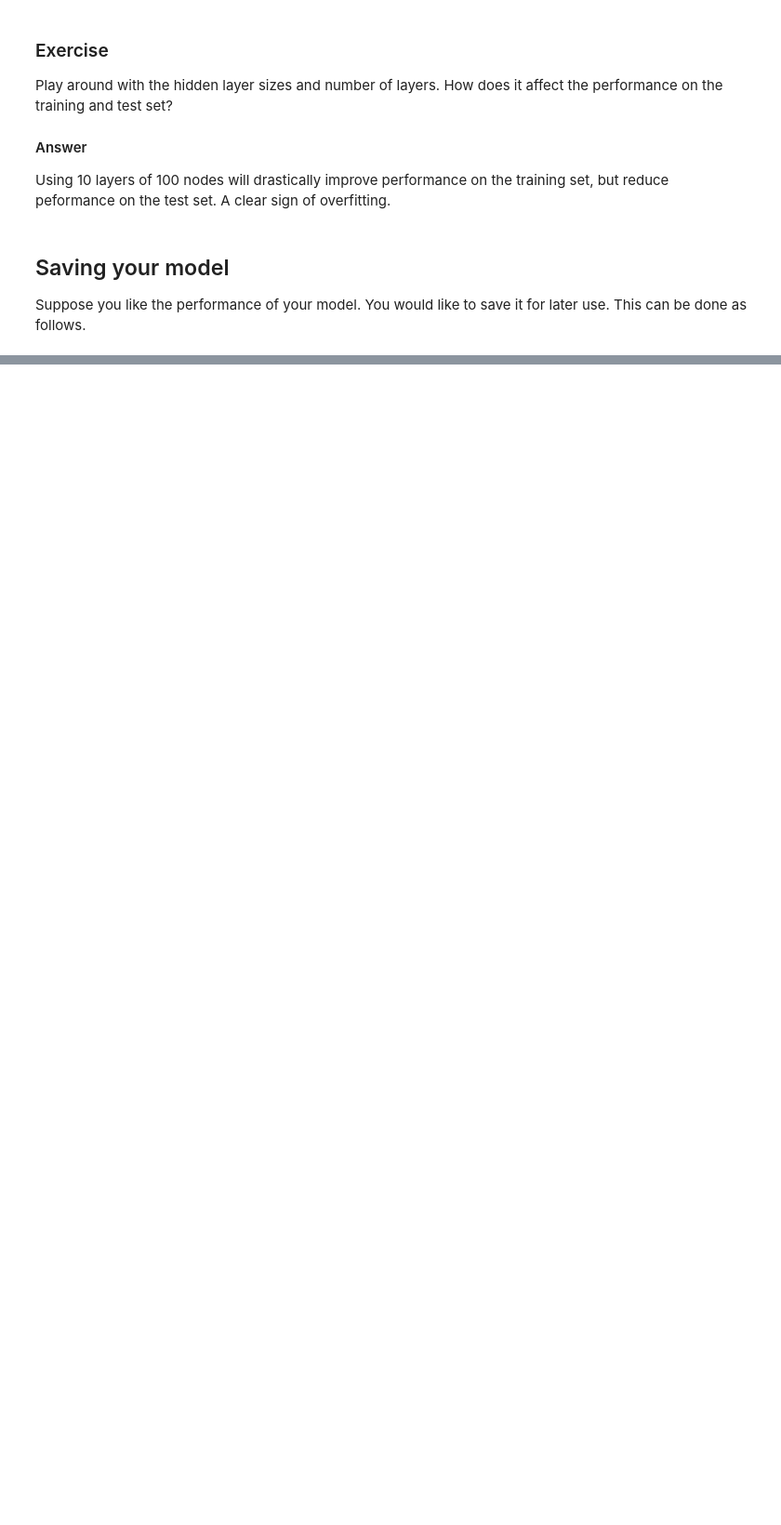
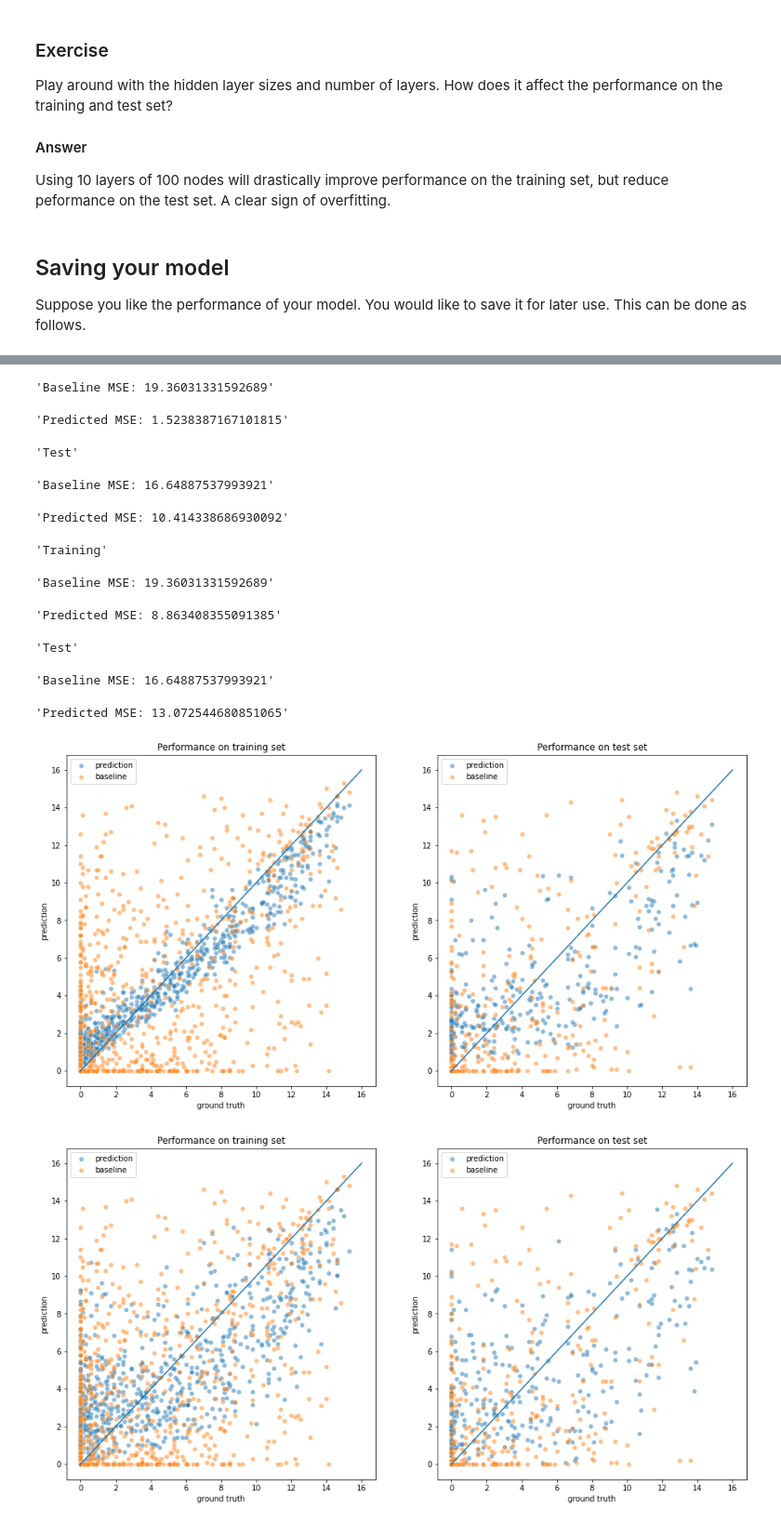
Before and after one commit to esciencecenter-digital-skills/SICSS-odissei-machine-learning, a Jupyter notebook: notebooks/5-Regression.ipynb, the cells around one changed output, grey strips where cells are left out. Shown at 93% size. Drawn from its saved outputs; the diff is of its cells as text; code cells hidden in the pictures; blank space fills up the shorter version.

```diff
--- a/notebooks/5-Regression.ipynb
+++ b/notebooks/5-Regression.ipynb
@@ -212,0 +226,20 @@ neu
+# %%
+def evaluate_model(regressor):
+    pipeline = Pipeline([('scaler', MinMaxScaler()), ('regressor', regressor)])
+    pipeline.fit(X_train, y_train)
+
+    pred_train = pipeline.predict(X_train)
+    pred_test = pipeline.predict(X_test)
+
+    fig, axes = plt.subplots(1, 2, figsize=(16, 8))
+    display('Training')
+    plot_against_baseline(y_train, pred_train, baseline_train, axis=axes[0], label='Performance on training set')
+    display('Test')
+    plot_against_baseline(y_test, pred_test, baseline_test, axis=axes[1], label='Performance on test set')
+# %%
+from sklearn.ensemble import RandomForestRegressor
+from sklearn.neighbors import KNeighborsRegressor
+
+evaluate_model(RandomForestRegressor())
+evaluate_model(KNeighborsRegressor())
+# %% [output]
@@ -212,0 +247,13 @@ neu
+'Baseline MSE: 19.36031331592689'
+'Predicted MSE: 1.5238387167101815'
+'Test'
+'Baseline MSE: 16.64887537993921'
+'Predicted MSE: 10.414338686930092'
+'Training'
+'Baseline MSE: 19.36031331592689'
+'Predicted MSE: 8.863408355091385'
+'Test'
+'Baseline MSE: 16.64887537993921'
+'Predicted MSE: 13.072544680851065'
+[figure, added]
+[figure, added]
```
Also changed, not shown: parts of 8 cells of this notebook.
